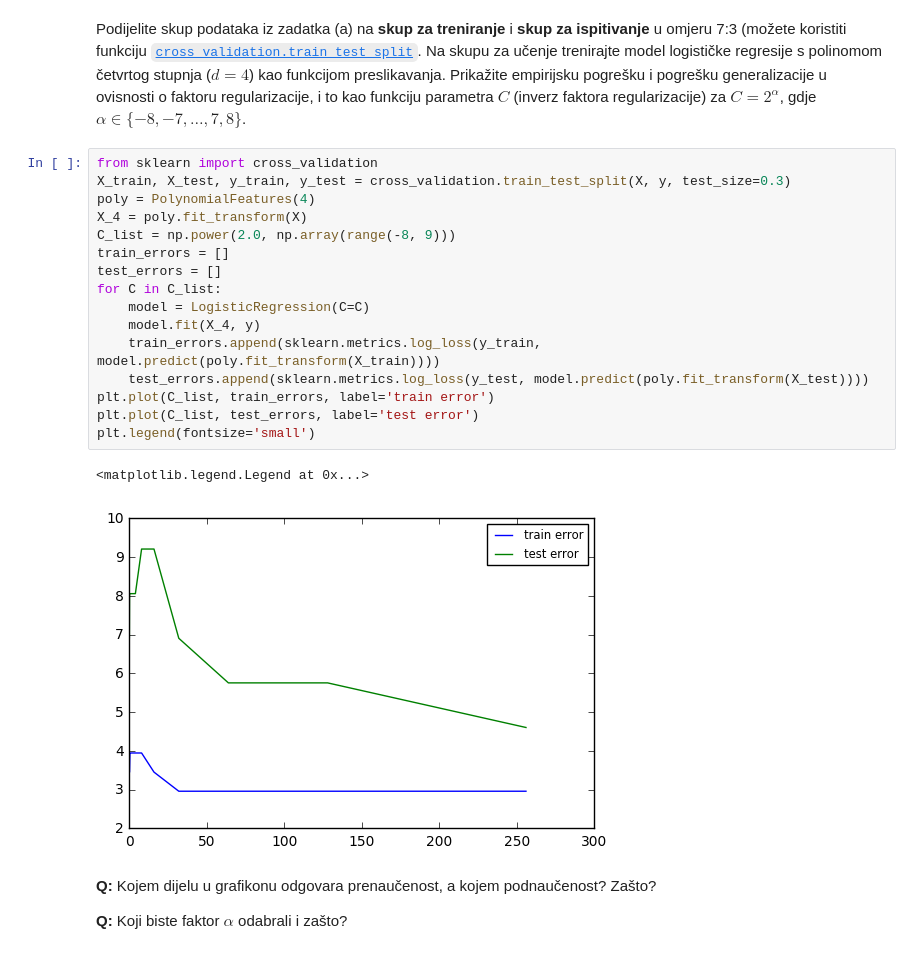
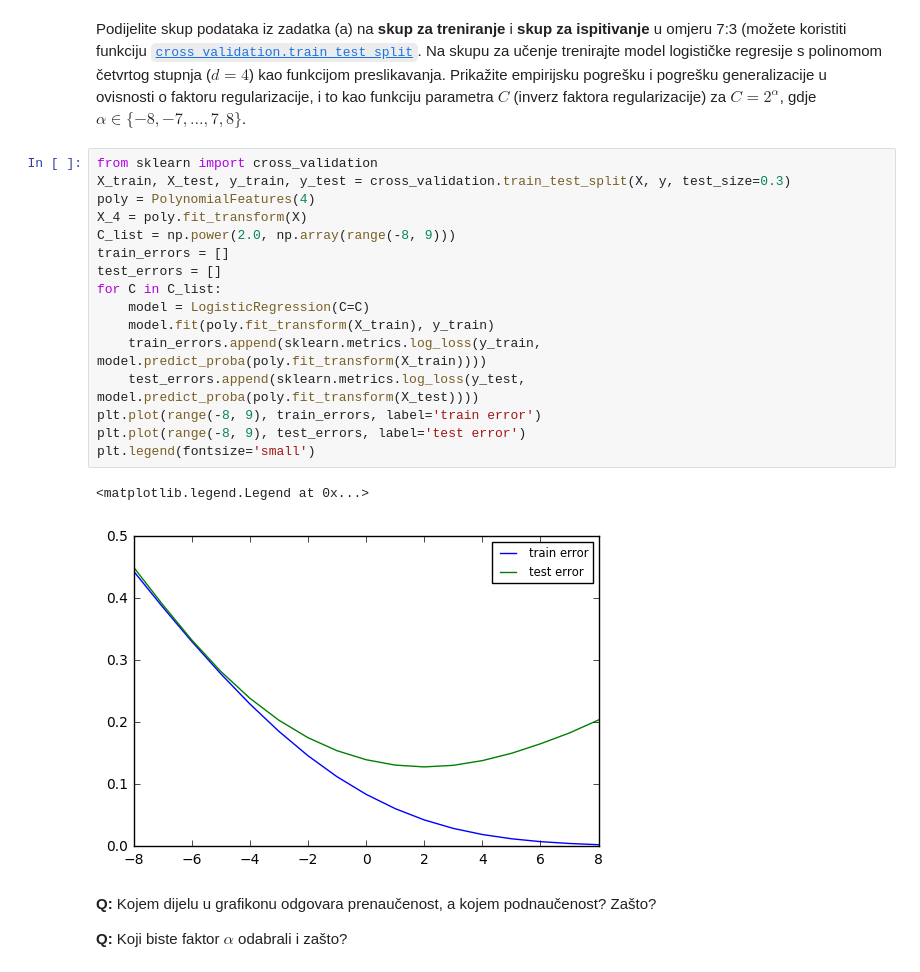
Before and after one commit to dkrivosic/machine-learning, a Jupyter notebook: SU-2016-LAB2-0036471318.ipynb, the cells around one changed output. Drawn from its saved outputs; the diff is of its cells as text.

Commit message:
Errors fixed

```diff
--- a/SU-2016-LAB2-0036471318.ipynb
+++ b/SU-2016-LAB2-0036471318.ipynb
@@ -465,22 +467,22 @@ Podijelite skup podataka iz zadatka (a) na **skup za treniranje** i **skup za is
 # %%
 from sklearn import cross_validation
 X_train, X_test, y_train, y_test = cross_validation.train_test_split(X, y, test_size=0.3)
 poly = PolynomialFeatures(4)
 X_4 = poly.fit_transform(X)
 C_list = np.power(2.0, np.array(range(-8, 9)))
 train_errors = []
 test_errors = []
 for C in C_list:
     model = LogisticRegression(C=C)
-    model.fit(X_4, y)
-    train_errors.append(sklearn.metrics.log_loss(y_train, model.predict(poly.fit_transform(X_train))))
-    test_errors.append(sklearn.metrics.log_loss(y_test, model.predict(poly.fit_transform(X_test))))
-plt.plot(C_list, train_errors, label='train error')
-plt.plot(C_list, test_errors, label='test error')
+    model.fit(poly.fit_transform(X_train), y_train)
+    train_errors.append(sklearn.metrics.log_loss(y_train, model.predict_proba(poly.fit_transform(X_train))))
+    test_errors.append(sklearn.metrics.log_loss(y_test, model.predict_proba(poly.fit_transform(X_test))))
+plt.plot(range(-8, 9), train_errors, label='train error')
+plt.plot(range(-8, 9), test_errors, label='test error')
 plt.legend(fontsize='small')
 # %% [output]
 <matplotlib.legend.Legend at 0x...>
-[figure, old version]
+[figure, new version]
 # %% [markdown]
 **Q:** Kojem dijelu u grafikonu odgovara prenaučenost, a kojem podnaučenost? Zašto?
 
```
Also changed, not shown: parts of 14 cells of this notebook.
